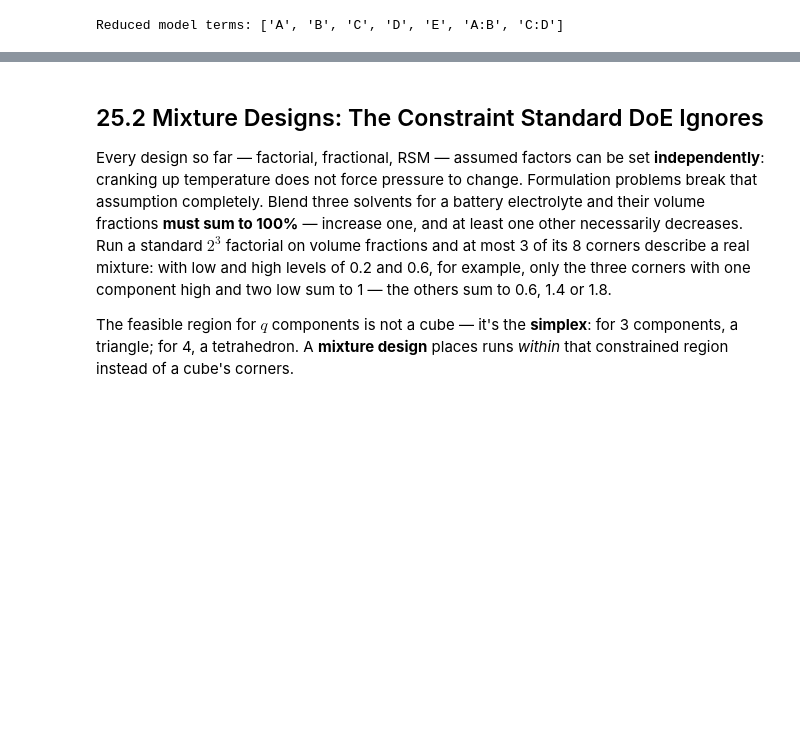
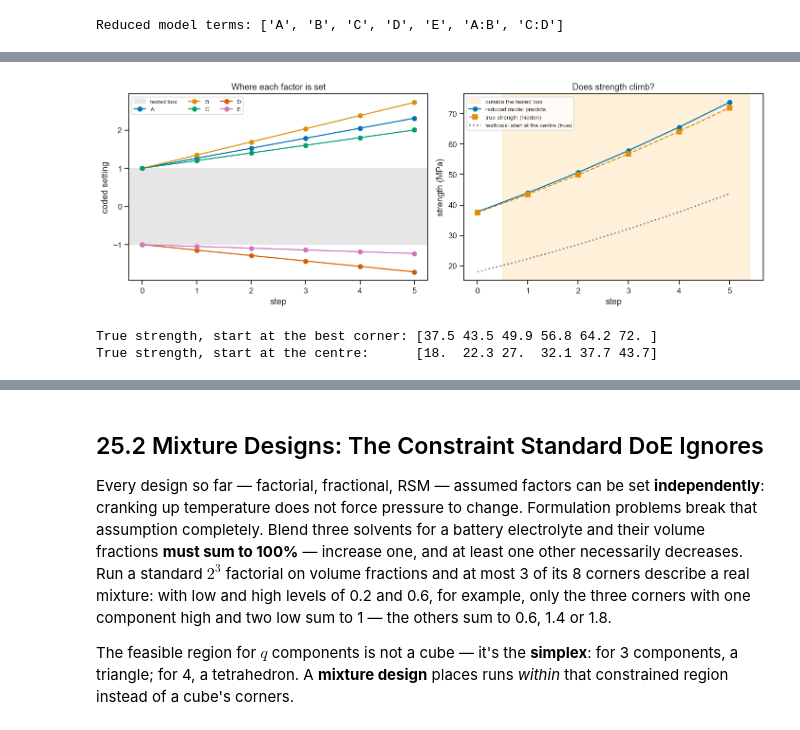
Before and after one commit to peterbmob/1kb570_2026, a Jupyter notebook: _sources/chapters/04_doe/10_live_tutorial_4_optimization_mixture.ipynb, the cells around one changed output, grey strips where cells are left out. Drawn from its saved outputs; the diff is of its cells as text; code cells hidden in the pictures; blank space fills up the shorter version.

```diff
--- a/_sources/chapters/04_doe/10_live_tutorial_4_optimization_mixture.ipynb
+++ b/_sources/chapters/04_doe/10_live_tutorial_4_optimization_mixture.ipynb
@@ -111,0 +195,31 @@ time to switch to a full RSM quadratic model (Notebook 19).
+# %%
+# The path, drawn: where each factor is set, and what the strength does -- with the
+# textbook path from the centre for comparison
+centre_dir = slopes['at the centre'] / np.linalg.norm(slopes['at the centre'])
+centre_path = pd.DataFrame([centre_dir.values * step_size * i for i in range(6)], columns=list('ABCDE'))
+steps = path.index.values
+
+fig, axes = plt.subplots(1, 2, figsize=(13, 4.6))
+ax = axes[0]
+ax.axhspan(-1, 1, color='0.9', label='tested box')
+for f in path.columns:
+    ax.plot(steps, path[f], 'o-', label=f)
+ax.set(xlabel='step', ylabel='coded setting', title='Where each factor is set')
+ax.legend(fontsize=8, ncol=3, loc='upper left')
+
+ax = axes[1]
+ax.axvspan(0.5, steps[-1] + 0.4, color='orange', alpha=0.15, label='outside the tested box')
+ax.plot(steps, model_reduced.predict(path), 'o-', label='reduced model predicts')
+ax.plot(steps, true_adhesive_strength(path), 's--', label='true strength (hidden)')
+ax.plot(steps, true_adhesive_strength(centre_path), ':', color='gray', lw=2,
+        label='textbook: start at the centre (true)')
+ax.set(xlabel='step', ylabel='strength (MPa)', title='Does strength climb?')
+ax.legend(fontsize=8, loc='upper left')
+plt.tight_layout(); plt.show()
+
+print('True strength, start at the best corner:', true_adhesive_strength(path).round(1).values)
+print('True strength, start at the centre:     ', true_adhesive_strength(centre_path).round(1).values)
+# %% [output]
+[figure, added]
+True strength, start at the best corner: [37.5 43.5 49.9 56.8 64.2 72. ]
+True strength, start at the centre:      [18.  22.3 27.  32.1 37.7 43.7]
```
Also changed, not shown: parts of 7 cells of this notebook, 6 other files.
